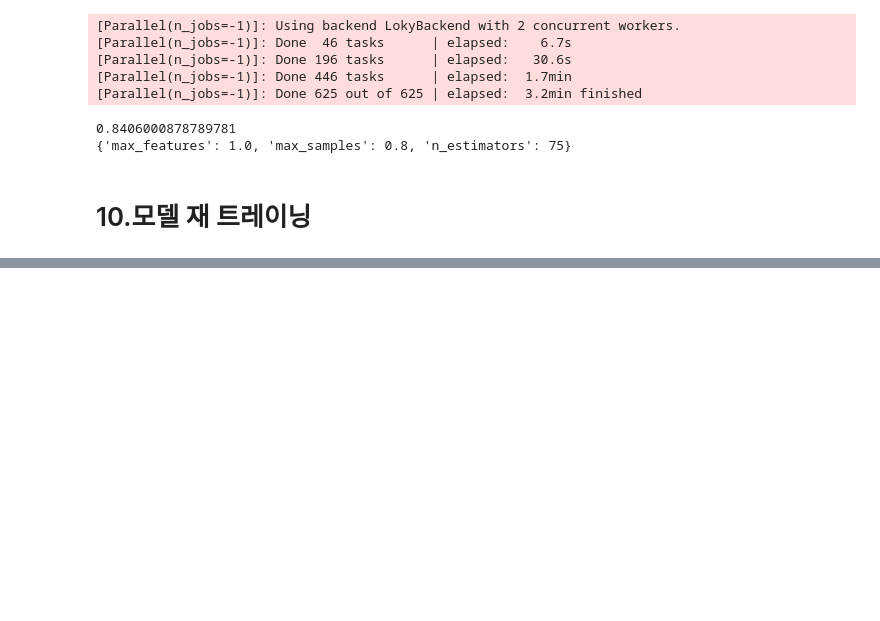
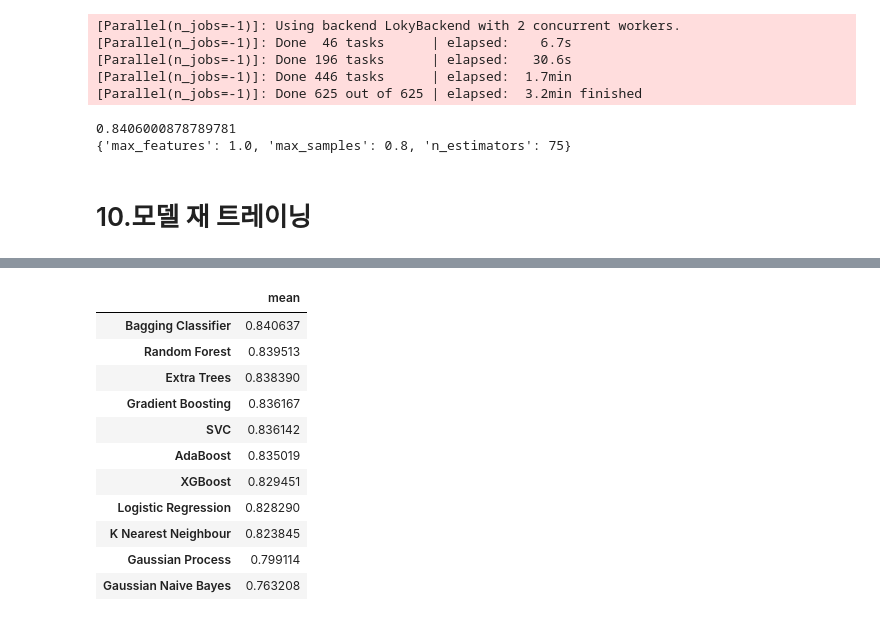
Before and after one commit to wonyoung-ji/statistics, a Jupyter notebook: kaggle/kaggle_titanic.ipynb, the cells around one changed output, grey strips where cells are left out. Saved outputs shown, nothing was run; the diff lists cells and outputs as text; code cells hidden in the pictures; blank space fills up the shorter version.

```diff
--- a/kaggle/kaggle_titanic.ipynb
+++ b/kaggle/kaggle_titanic.ipynb
@@ -2440,0 +2454,15 @@ for ind, mod in enumerate(models):
+# %%
+result_df[['mean']]
+# %% [output]
+|  | mean |
+| Bagging Classifier | 0.840637 |
+| Random Forest | 0.839513 |
+| Extra Trees | 0.838390 |
+| Gradient Boosting | 0.836167 |
+| SVC | 0.836142 |
+| AdaBoost | 0.835019 |
+| XGBoost | 0.829451 |
+| Logistic Regression | 0.828290 |
+| K Nearest Neighbour | 0.823845 |
+| Gaussian Process | 0.799114 |
+| Gaussian Naive Bayes | 0.763208 |
```
Also changed, not shown: parts of 9 cells of this notebook.
